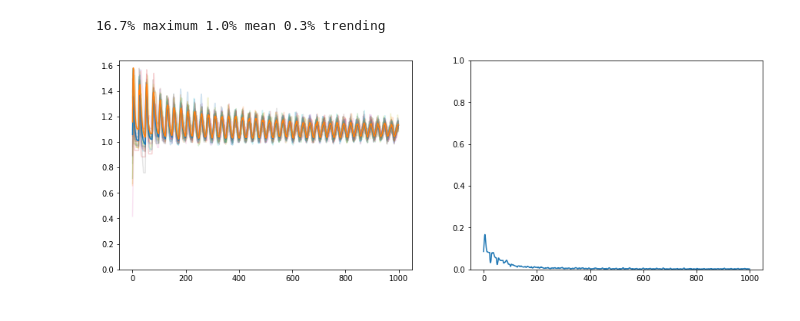
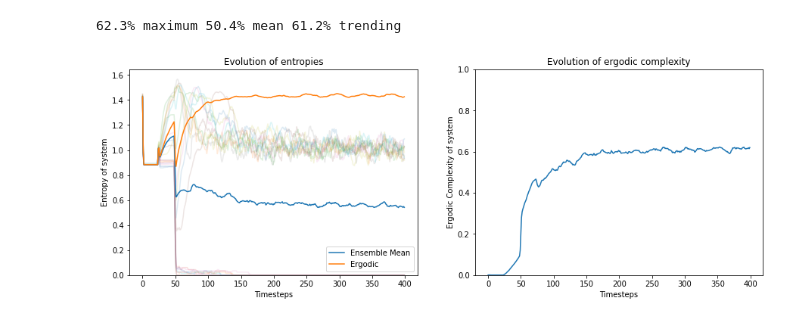
Before and after one commit to timjdavey/incoherence, a Jupyter notebook: notebooks/Analysis Daisyworld.ipynb, the cells around one changed output. Cells and saved outputs as stored; diff of their text form; code cells hidden in the pictures.

```diff
--- a/notebooks/Analysis Daisyworld.ipynb
+++ b/notebooks/Analysis Daisyworld.ipynb
@@ -122,0 +260,22 @@ worlds.plot()
+# %%
+complexities = {'mean': [], 'trend':[], 'max': []}
+luminosities = np.linspace(0.2, 1, 100)
+for lum in luminosities:
+    worlds = []
+    ensembles = 10
+    distance = 500
+    for w in range(ensembles):
+        worlds.append(DaisyWorld({
+        'white': {'albedo': 0.75, 'initial': 0.3},
+        'black': {'albedo': 0.25, 'initial': 0.3},
+        }, luminosity=lum, mutate_p=0.01, store=False))
+    analysis = DaisyWorldAnalysis(worlds, nbsetup.cp)
+    analysis.simulate(distance)
+    analysis.analyse()
+    complexities['mean'].append(analysis.complexity_mean)
+    complexities['trend'].append(analysis.complexity_trend)
+    complexities['max'].append(analysis.complexity_max)
+
+for key, value in complexities.items():
+    g = sns.lineplot(x=luminosities, y=value, label=key)
+    g.set(ylim=(0,1))
@@ -123,17 +293,14 @@ worlds.plot()
 # %%
-creations = []
+worlds = []
 ensembles = 20
+distance = 400
 for w in range(ensembles):
-    creations.append(DaisyWorld({
-    'white': {'albedo': 0.75, 'initial': np.random.random()*0.2},
-    'black': {'albedo': 0.25, 'initial': np.random.random()*0.2},
-    }, store=False))
-worlds = BasicDaisyWorldTimeSeries()
-worlds.worlds = creations
-worlds.simulate(1000)
-worlds.analyse()
-worlds.stats()
-worlds.plot()
+    worlds.append(DaisyWorld({
+    'white': {'albedo': 0.75, 'initial': 0.3},
+    'black': {'albedo': 0.25, 'initial': 0.3},
+    }, luminosity=0.88, store=False))
+analysis = DaisyWorldAnalysis(worlds, nbsetup.cp)
+analysis.complete(distance)
 # %% [output]
-16.7% maximum 1.0% mean 0.3% trending
+62.3% maximum 50.4% mean 61.2% trending
-[figure, old version]
+[figure, new version]
```
Also changed, not shown: parts of 38 cells of this notebook, 5 other files.
